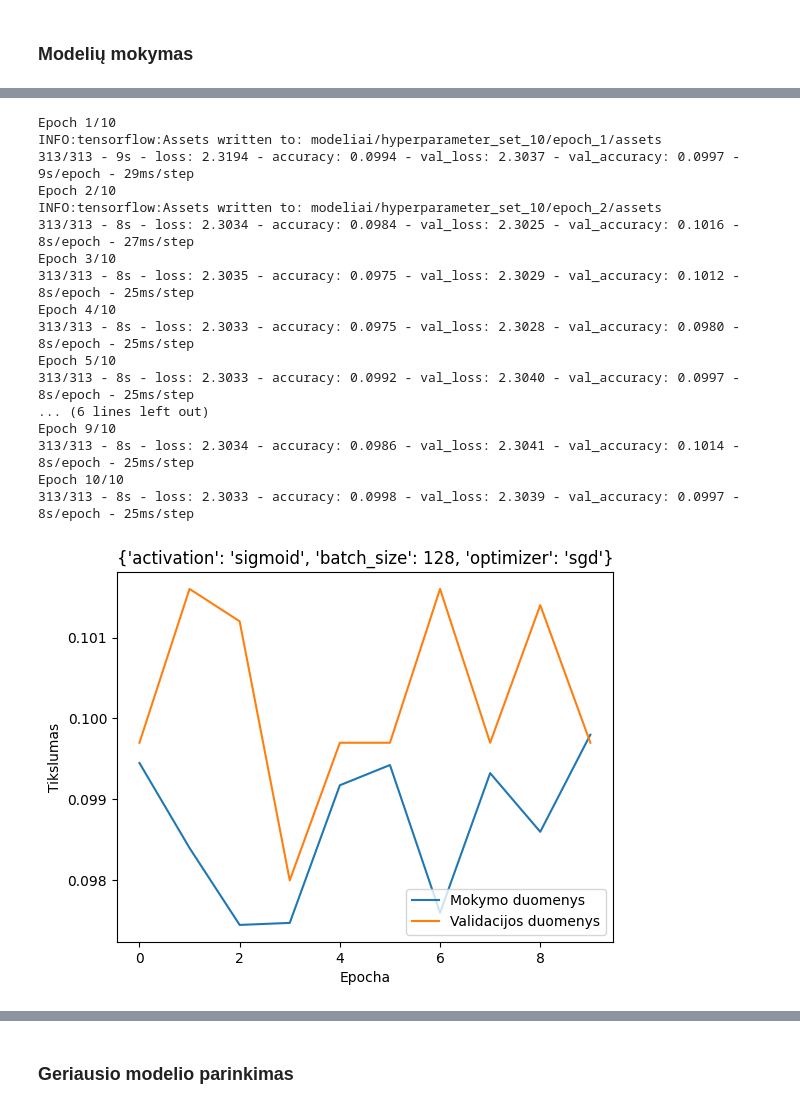
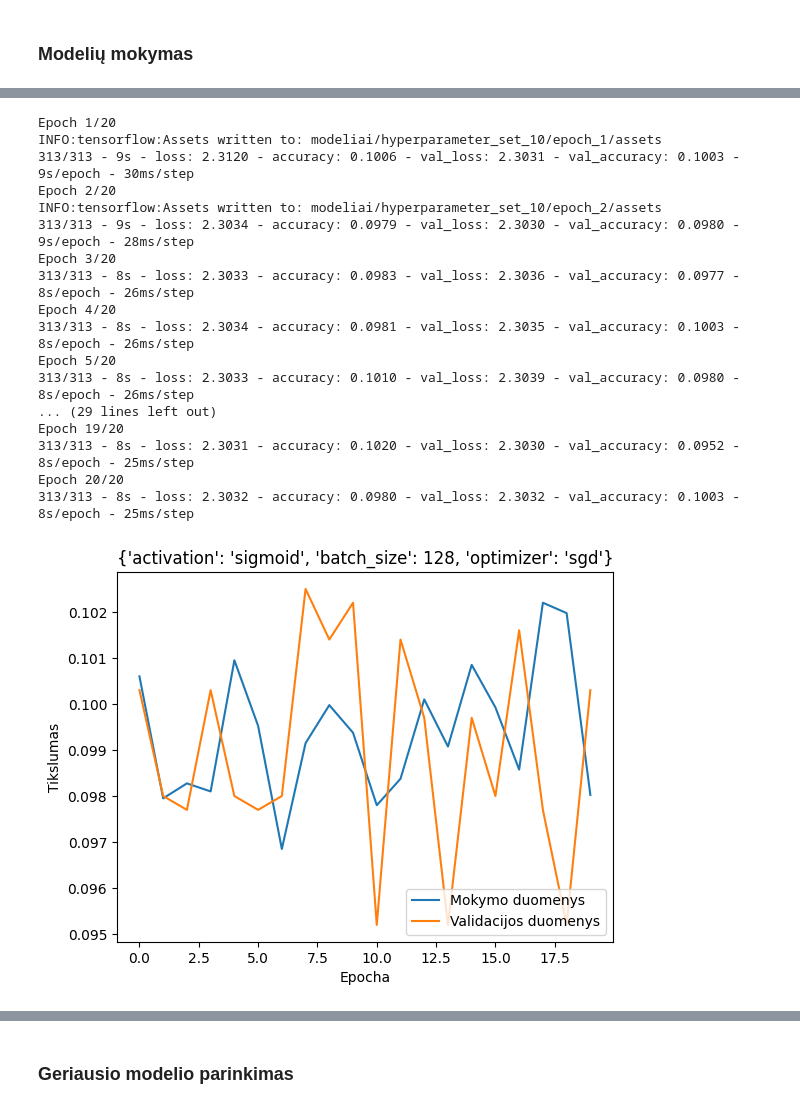
Before and after one commit to dovmar/DI, a Jupyter notebook: Lab4/Lab4.ipynb, the cells around one changed output, grey strips where cells are left out. Drawn from its saved outputs; the diff is of its cells as text; code cells hidden in the pictures.

```diff
--- a/Lab4/Lab4.ipynb
+++ b/Lab4/Lab4.ipynb
@@ -328,7 +516,7 @@ Modelio tikslumas:  0.67
 i = 6
 
 model, history, accuracy = pipeline(train_images,train_labels,test_images,test_labels,
-                                    **grid[i],attempt = i)
+                                    **grid[i],attempt = i,epochs=20)
 test_accuracies.append(accuracy)
 models.append(model)
 histories.append(history)
@@ -359,7 +545,7 @@ Modelio tikslumas:  0.1
 i = 7
 
 model, history, accuracy = pipeline(train_images,train_labels,test_images,test_labels,
-                                    **grid[i],attempt = i)
+                                    **grid[i],attempt = i,epochs=20)
 test_accuracies.append(accuracy)
 models.append(model)
 histories.append(history)
@@ -388,7 +574,7 @@ Modelio tikslumas:  0.55
 i = 8
 
 model, history, accuracy = pipeline(train_images,train_labels,test_images,test_labels,
-                                    **grid[i],attempt = i)
+                                    **grid[i],attempt = i,epochs=20)
 test_accuracies.append(accuracy)
 models.append(model)
 histories.append(history)
@@ -417,7 +603,7 @@ Modelio tikslumas:  0.1
 i = 9
 
 model, history, accuracy = pipeline(train_images,train_labels,test_images,test_labels,
-                                    **grid[i],attempt = i)
+                                    **grid[i],attempt = i,epochs=20)
 test_accuracies.append(accuracy)
 models.append(model)
 histories.append(history)
@@ -445,27 +631,27 @@ Modelio tikslumas:  0.5
 # %%
 i = 10
 
 model, history, accuracy = pipeline(train_images,train_labels,test_images,test_labels,
-                                    **grid[i],attempt = i)
+                                    **grid[i],attempt = i,epochs=20)
 test_accuracies.append(accuracy)
 models.append(model)
 histories.append(history)
 # %% [output]
-Epoch 1/10
+Epoch 1/20
 INFO:tensorflow:Assets written to: modeliai/hyperparameter_set_10/epoch_1/assets
-313/313 - 9s - loss: 2.3194 - accuracy: 0.0994 - val_loss: 2.3037 - val_accuracy: 0.0997 - 9s/epoch - 29ms/step
-Epoch 2/10
+313/313 - 9s - loss: 2.3120 - accuracy: 0.1006 - val_loss: 2.3031 - val_accuracy: 0.1003 - 9s/epoch - 30ms/step
+Epoch 2/20
 INFO:tensorflow:Assets written to: modeliai/hyperparameter_set_10/epoch_2/assets
-313/313 - 8s - loss: 2.3034 - accuracy: 0.0984 - val_loss: 2.3025 - val_accuracy: 0.1016 - 8s/epoch - 27ms/step
-Epoch 3/10
-313/313 - 8s - loss: 2.3035 - accuracy: 0.0975 - val_loss: 2.3029 - val_accuracy: 0.1012 - 8s/epoch - 25ms/step
-Epoch 4/10
-313/313 - 8s - loss: 2.3033 - accuracy: 0.0975 - val_loss: 2.3028 - val_accuracy: 0.0980 - 8s/epoch - 25ms/step
-Epoch 5/10
-313/313 - 8s - loss: 2.3033 - accuracy: 0.0992 - val_loss: 2.3040 - val_accuracy: 0.0997 - 8s/epoch - 25ms/step
-... (6 lines left out)
-Epoch 9/10
-313/313 - 8s - loss: 2.3034 - accuracy: 0.0986 - val_loss: 2.3041 - val_accuracy: 0.1014 - 8s/epoch - 25ms/step
-Epoch 10/10
-313/313 - 8s - loss: 2.3033 - accuracy: 0.0998 - val_loss: 2.3039 - val_accuracy: 0.0997 - 8s/epoch - 25ms/step
+313/313 - 9s - loss: 2.3034 - accuracy: 0.0979 - val_loss: 2.3030 - val_accuracy: 0.0980 - 9s/epoch - 28ms/step
+Epoch 3/20
+313/313 - 8s - loss: 2.3033 - accuracy: 0.0983 - val_loss: 2.3036 - val_accuracy: 0.0977 - 8s/epoch - 26ms/step
+Epoch 4/20
+313/313 - 8s - loss: 2.3034 - accuracy: 0.0981 - val_loss: 2.3035 - val_accuracy: 0.1003 - 8s/epoch - 26ms/step
+Epoch 5/20
+313/313 - 8s - loss: 2.3033 - accuracy: 0.1010 - val_loss: 2.3039 - val_accuracy: 0.0980 - 8s/epoch - 26ms/step
+... (29 lines left out)
+Epoch 19/20
+313/313 - 8s - loss: 2.3031 - accuracy: 0.1020 - val_loss: 2.3030 - val_accuracy: 0.0952 - 8s/epoch - 25ms/step
+Epoch 20/20
+313/313 - 8s - loss: 2.3032 - accuracy: 0.0980 - val_loss: 2.3032 - val_accuracy: 0.1003 - 8s/epoch - 25ms/step
-[figure, old version]
+[figure, new version]
```
Also changed, not shown: parts of 25 cells of this notebook, 2 other files.
